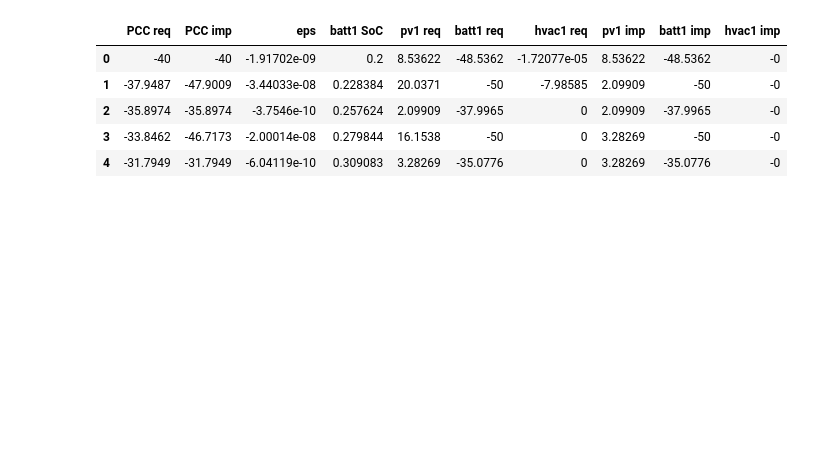
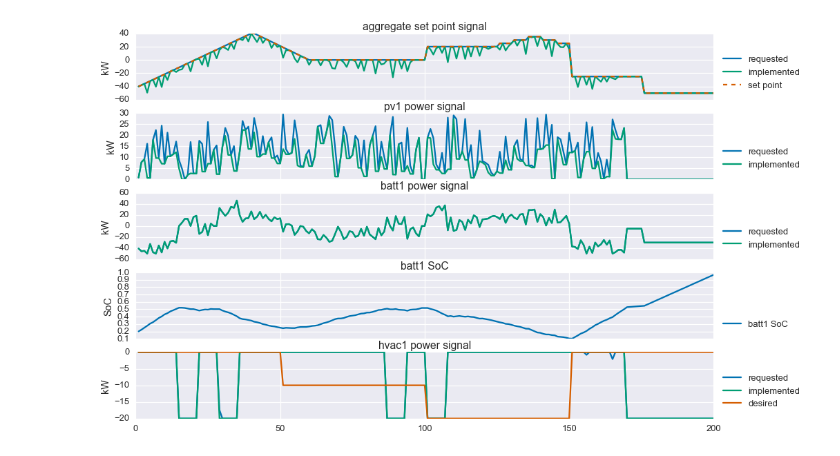
Before and after one commit to tnavidi1/EE364b_project, a Jupyter notebook: notebooks/PreliminaryMasterAlgorithmTest.ipynb, the cells around one changed output. Saved outputs shown, nothing was run; the diff lists cells and outputs as text; code cells hidden in the pictures; blank space fills up the shorter version.

Commit message:
new plotting methods implemented for R1 controller

```diff
--- a/notebooks/PreliminaryMasterAlgorithmTest.ipynb
+++ b/notebooks/PreliminaryMasterAlgorithmTest.ipynb
@@ -35,6 +35,6 @@ plt.title('Aggregate Set Point Signal')
 controller = Controller(mu=1e3)
 # %%
 controller.addResource(PVSys('pv1', T=201))
-controller.addResource(Battery('batt1', Cb=1e-2))
+controller.addResource(Battery('batt1', Cb=1e-1))
 controller.addResource(TCL('hvac1', Chvac=1e-1))
 # %%
@@ -42,9 +42,5 @@ output = controller.runSimulation(agg_point, error_diffusion=False, solver='MOSE
-# %%
-output.head()
-# %% [output]
-|  | PCC req | PCC imp | eps | batt1 SoC | pv1 req | batt1 req | hvac1 req | pv1 imp | batt1 imp | hvac1 imp |
-| 0 | -40 | -40 | -1.91702e-09 | 0.2 | 8.53622 | -48.5362 | -1.72077e-05 | 8.53622 | -48.5362 | -0 |
-| 1 | -37.9487 | -47.9009 | -3.44033e-08 | 0.228384 | 20.0371 | -50 | -7.98585 | 2.09909 | -50 | -0 |
-| 2 | -35.8974 | -35.8974 | -3.7546e-10 | 0.257624 | 2.09909 | -37.9965 | 0 | 2.09909 | -37.9965 | -0 |
-| 3 | -33.8462 | -46.7173 | -2.00014e-08 | 0.279844 | 16.1538 | -50 | 0 | 3.28269 | -50 | -0 |
-| 4 | -31.7949 | -31.7949 | -6.04119e-10 | 0.309083 | 3.28269 | -35.0776 | 0 | 3.28269 | -35.0776 | -0 |
+# %%
+_ = controller.plotReqImpPower()
+plt.show()
+# %% [output]
+[figure, added]
```
Also changed, not shown: parts of 15 cells of this notebook, 2 other files.
